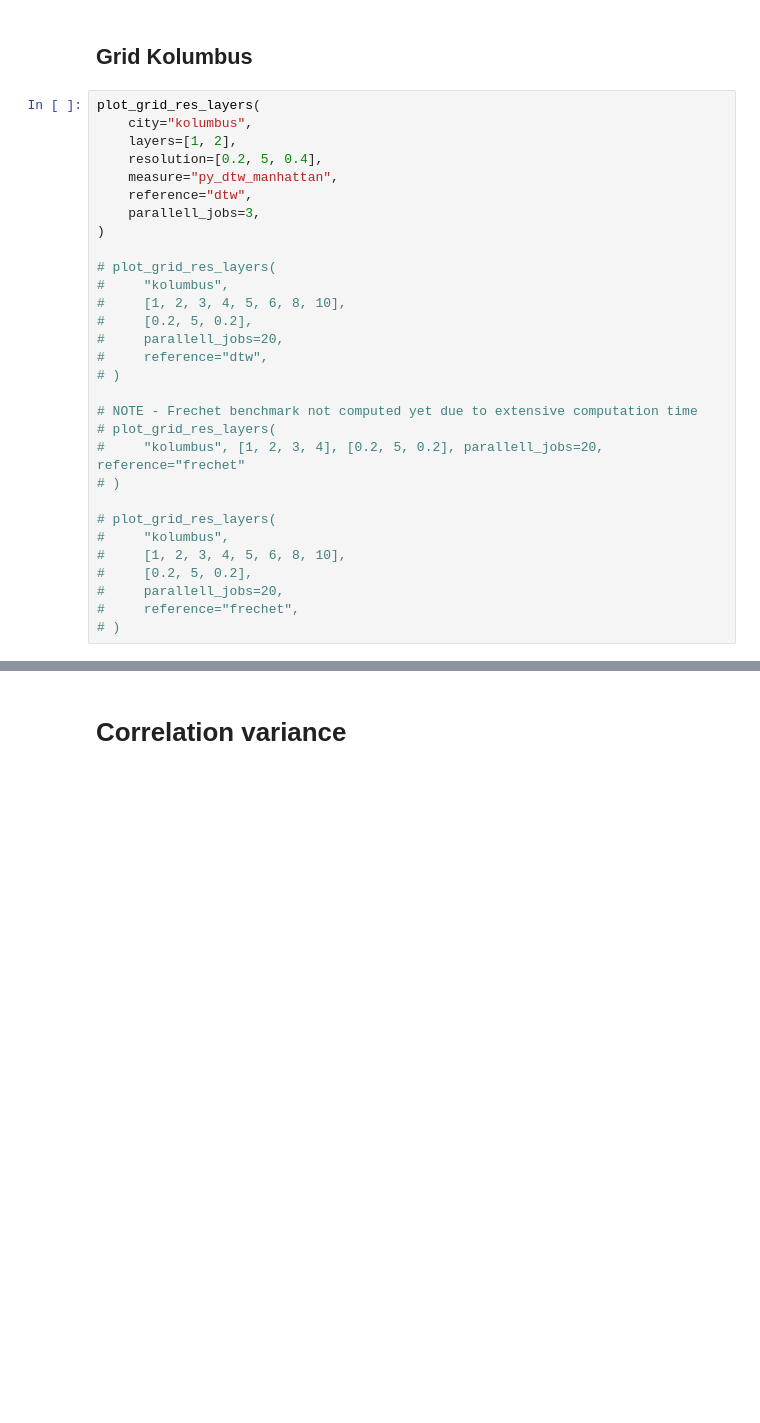
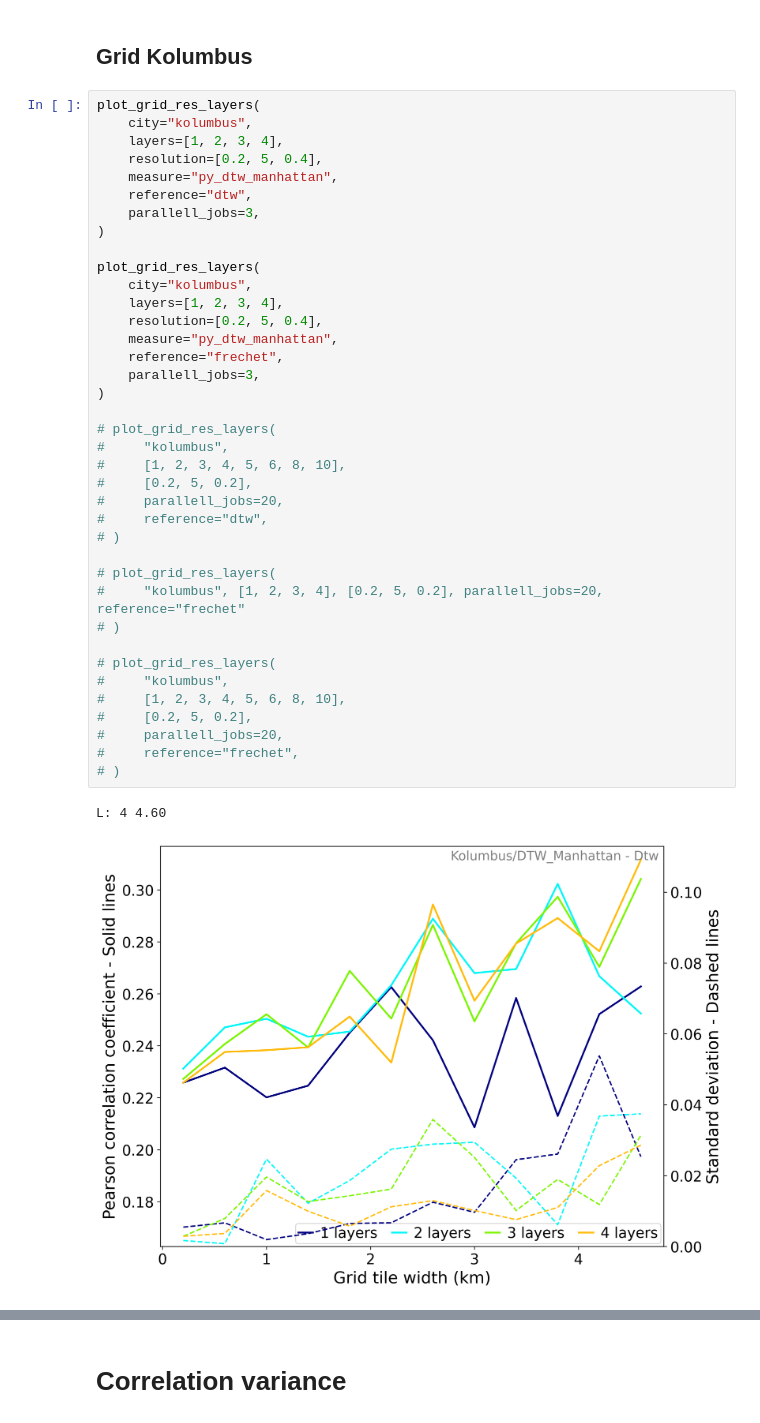
Before and after one commit to eivindmidtbo/masteroppgave, a Jupyter notebook: correlation/grid_correlation.ipynb, the cells around one changed output, grey strips where cells are left out. Cells and saved outputs as stored; diff of their text form; blank space fills up the shorter version.

```diff
--- a/correlation/grid_correlation.ipynb
+++ b/correlation/grid_correlation.ipynb
@@ -90,30 +90,41 @@ plot_grid_res_layers(
 # %%
 plot_grid_res_layers(
     city="kolumbus",
-    layers=[1, 2],
+    layers=[1, 2, 3, 4],
     resolution=[0.2, 5, 0.4],
     measure="py_dtw_manhattan",
     reference="dtw",
+    parallell_jobs=3,
+)
+
+plot_grid_res_layers(
+    city="kolumbus",
+    layers=[1, 2, 3, 4],
+    resolution=[0.2, 5, 0.4],
+    measure="py_dtw_manhattan",
+    reference="frechet",
     parallell_jobs=3,
 )
 
 # plot_grid_res_layers(
 #     "kolumbus",
 #     [1, 2, 3, 4, 5, 6, 8, 10],
 #     [0.2, 5, 0.2],
 #     parallell_jobs=20,
 #     reference="dtw",
 # )
 
-# NOTE - Frechet benchmark not computed yet due to extensive computation time
 # plot_grid_res_layers(
 #     "kolumbus", [1, 2, 3, 4], [0.2, 5, 0.2], parallell_jobs=20, reference="frechet"
 # )
 
 # plot_grid_res_layers(
 #     "kolumbus",
 #     [1, 2, 3, 4, 5, 6, 8, 10],
 #     [0.2, 5, 0.2],
 #     parallell_jobs=20,
 #     reference="frechet",
 # )
+# %% [output]
+L: 4 4.60
+[figure, added]
```
Also changed, not shown: parts of 1 cell of this notebook, 4 other files.
